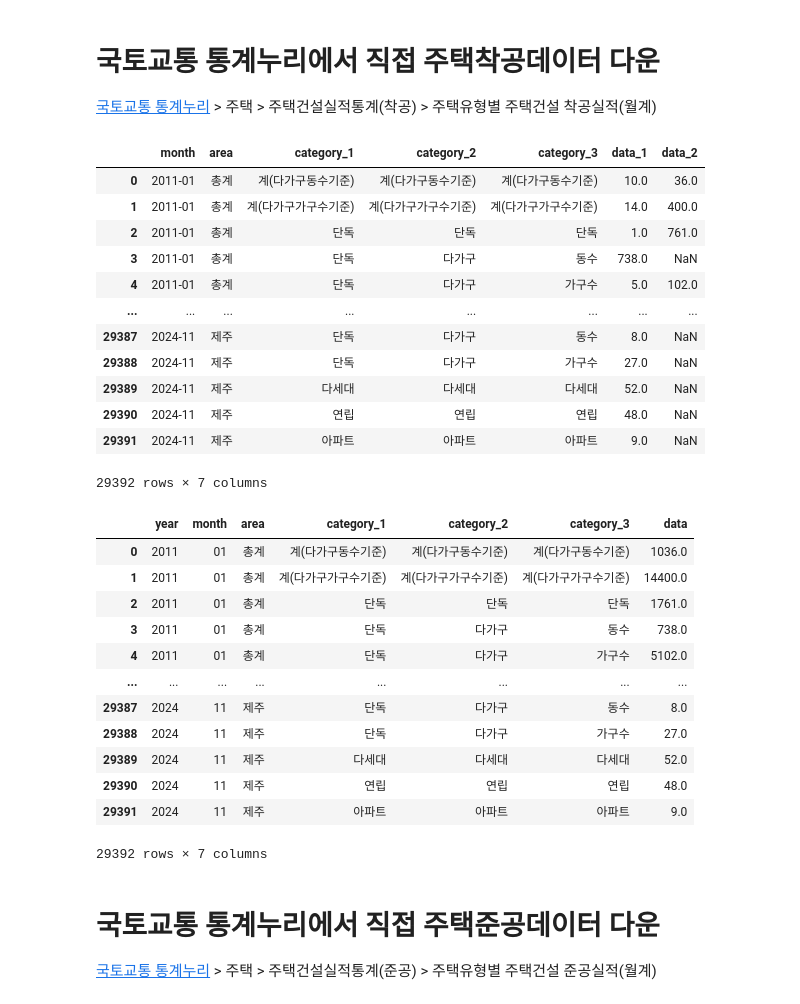
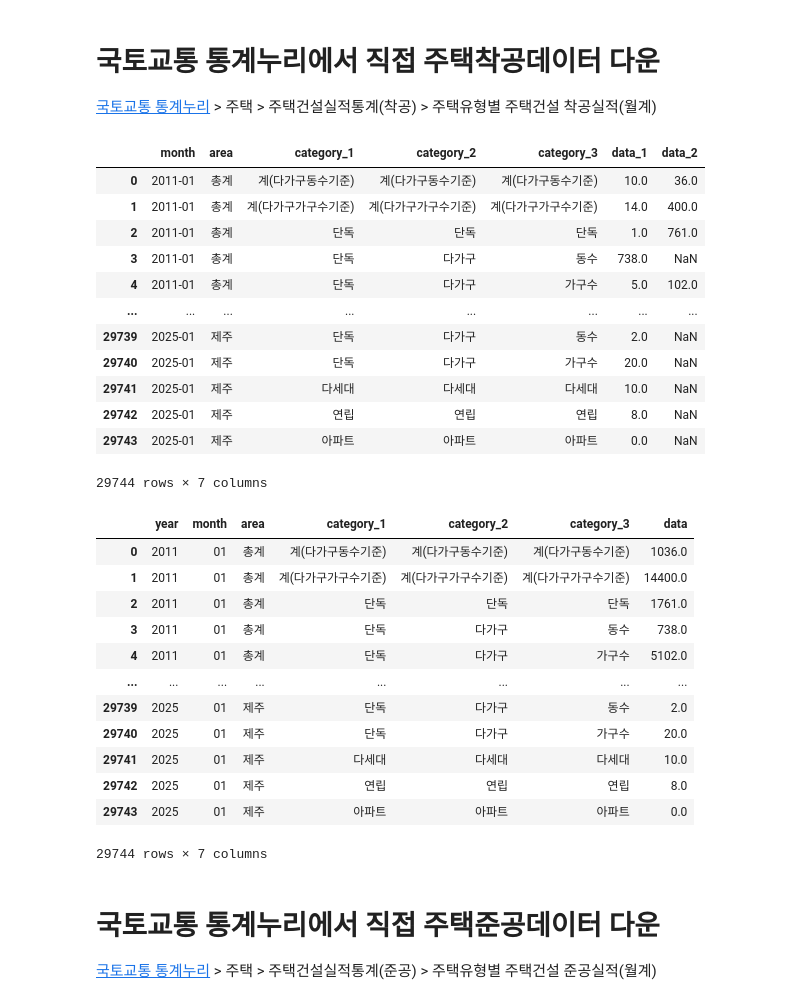
Before and after one commit to wiskim/study_books, a Jupyter notebook: 99_Web_Crawling/08_Real_Estate_Statistics/apt_consruction.ipynb, the cells around one changed output. Cells and saved outputs as stored; diff of their text form; code cells hidden in the pictures.

```diff
--- a/99_Web_Crawling/08_Real_Estate_Statistics/apt_consruction.ipynb
+++ b/99_Web_Crawling/08_Real_Estate_Statistics/apt_consruction.ipynb
@@ -53,22 +53,22 @@ begin_df
 [국토교통 통계누리](https://stat.molit.go.kr/portal/main/portalMain.do) > 주택 > 주택건설실적통계(착공) > 주택유형별 주택건설 착공실적(월계)
 # %%
 col_names = ['month', 'area', 'category_1', 'category_2', 'category_3', 'data_1', 'data_2']
-begin_df = pd.read_csv('data/molit_housing_begin_202411.csv', encoding='cp949', names=col_names, skiprows=1)
+begin_df = pd.read_csv('data/molit_housing_begin_202501.csv', encoding='cp949', names=col_names, skiprows=1)
 begin_df
 # %% [output]
 |  | month | area | category_1 | category_2 | category_3 | data_1 | data_2 |
 | 0 | 2011-01 | 총계 | 계(다가구동수기준) | 계(다가구동수기준) | 계(다가구동수기준) | 10.0 | 36.0 |
 | 1 | 2011-01 | 총계 | 계(다가구가구수기준) | 계(다가구가구수기준) | 계(다가구가구수기준) | 14.0 | 400.0 |
 | 2 | 2011-01 | 총계 | 단독 | 단독 | 단독 | 1.0 | 761.0 |
 | 3 | 2011-01 | 총계 | 단독 | 다가구 | 동수 | 738.0 | NaN |
 | 4 | 2011-01 | 총계 | 단독 | 다가구 | 가구수 | 5.0 | 102.0 |
 | ... | ... | ... | ... | ... | ... | ... | ... |
-| 29387 | 2024-11 | 제주 | 단독 | 다가구 | 동수 | 8.0 | NaN |
-| 29388 | 2024-11 | 제주 | 단독 | 다가구 | 가구수 | 27.0 | NaN |
-| 29389 | 2024-11 | 제주 | 다세대 | 다세대 | 다세대 | 52.0 | NaN |
-| 29390 | 2024-11 | 제주 | 연립 | 연립 | 연립 | 48.0 | NaN |
-| 29391 | 2024-11 | 제주 | 아파트 | 아파트 | 아파트 | 9.0 | NaN |
+| 29739 | 2025-01 | 제주 | 단독 | 다가구 | 동수 | 2.0 | NaN |
+| 29740 | 2025-01 | 제주 | 단독 | 다가구 | 가구수 | 20.0 | NaN |
+| 29741 | 2025-01 | 제주 | 다세대 | 다세대 | 다세대 | 10.0 | NaN |
+| 29742 | 2025-01 | 제주 | 연립 | 연립 | 연립 | 8.0 | NaN |
+| 29743 | 2025-01 | 제주 | 아파트 | 아파트 | 아파트 | 0.0 | NaN |
-29392 rows × 7 columns
+29744 rows × 7 columns
 # %%
 begin_df['data_1'] = begin_df['data_1'].astype(str).str.replace('.0', '')
 begin_df['data_2'] = begin_df['data_2'].astype(str).str.replace('.0', '')
@@ -89,12 +89,12 @@ begin_df
 | 3 | 2011 | 01 | 총계 | 단독 | 다가구 | 동수 | 738.0 |
 | 4 | 2011 | 01 | 총계 | 단독 | 다가구 | 가구수 | 5102.0 |
 | ... | ... | ... | ... | ... | ... | ... | ... |
-| 29387 | 2024 | 11 | 제주 | 단독 | 다가구 | 동수 | 8.0 |
-| 29388 | 2024 | 11 | 제주 | 단독 | 다가구 | 가구수 | 27.0 |
-| 29389 | 2024 | 11 | 제주 | 다세대 | 다세대 | 다세대 | 52.0 |
-| 29390 | 2024 | 11 | 제주 | 연립 | 연립 | 연립 | 48.0 |
-| 29391 | 2024 | 11 | 제주 | 아파트 | 아파트 | 아파트 | 9.0 |
+| 29739 | 2025 | 01 | 제주 | 단독 | 다가구 | 동수 | 2.0 |
+| 29740 | 2025 | 01 | 제주 | 단독 | 다가구 | 가구수 | 20.0 |
+| 29741 | 2025 | 01 | 제주 | 다세대 | 다세대 | 다세대 | 10.0 |
+| 29742 | 2025 | 01 | 제주 | 연립 | 연립 | 연립 | 8.0 |
+| 29743 | 2025 | 01 | 제주 | 아파트 | 아파트 | 아파트 | 0.0 |
-29392 rows × 7 columns
+29744 rows × 7 columns
 # %% [markdown]
 # 국토교통 통계누리에서 직접 주택준공데이터 다운
 [국토교통 통계누리](https://stat.molit.go.kr/portal/main/portalMain.do) > 주택 > 주택건설실적통계(준공) > 주택유형별 주택건설 준공실적(월계)
```
Also changed, not shown: parts of 6 cells of this notebook, 2 other files.
